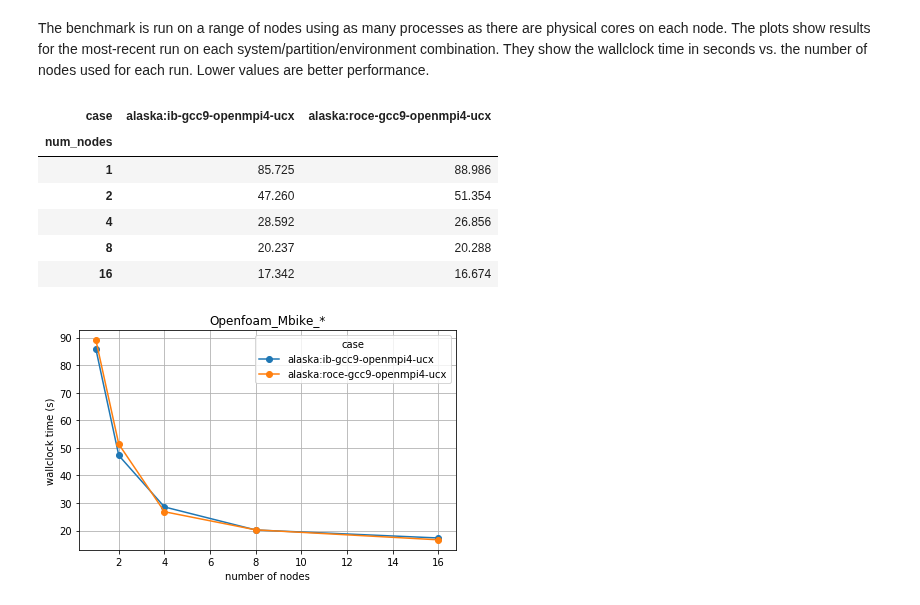
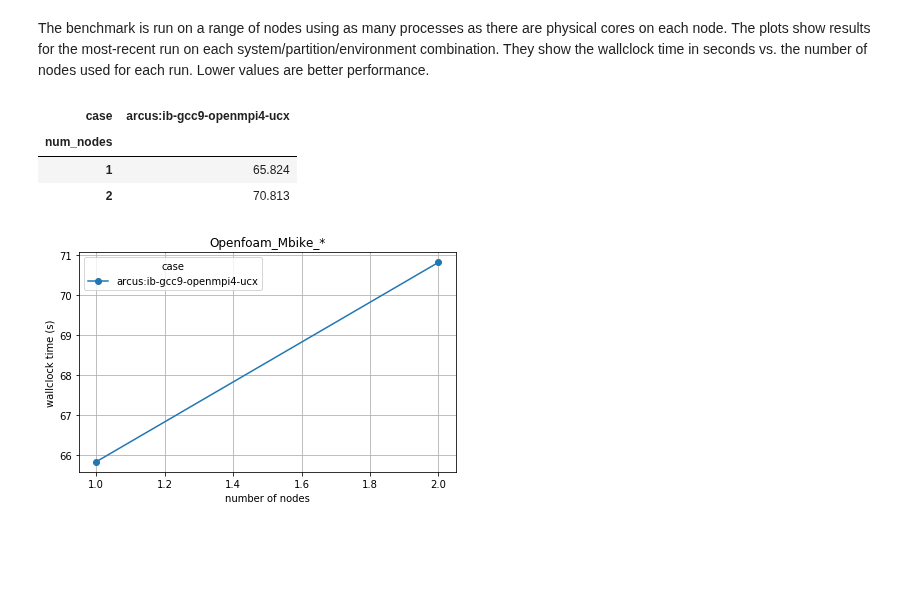
Before and after one commit to ukri-excalibur/excalibur-tests, a Jupyter notebook: apps/openfoam/openfoam.ipynb, the cells around one changed output. Saved outputs shown, nothing was run; the diff lists cells and outputs as text; code cells hidden in the pictures; blank space fills up the shorter version.

Commit message:
update IMB, openfoam plots

```diff
--- a/apps/openfoam/openfoam.ipynb
+++ b/apps/openfoam/openfoam.ipynb
@@ -19,17 +19,14 @@ The benchmark is run on a range of nodes using as many processes as there are ph
 # %%
 df = modules.utils.tabulate_last_perf('Openfoam_Mbike_*', 'num_nodes', 'runtime_real')
 display(HTML(df.to_html()))
 ax = df.plot(grid=True, style='o-')
 ax.set_xlabel('number of nodes')
 ax.set_ylabel('wallclock time (s)')
-ax.set_title(test)
+ax.set_title('Openfoam_Mbike_*')
 plt.tight_layout()
 # %% [output]
-| case | alaska:ib-gcc9-openmpi4-ucx | alaska:roce-gcc9-openmpi4-ucx |
-| num_nodes |  |  |
-| 1 | 85.725 | 88.986 |
-| 2 | 47.260 | 51.354 |
-| 4 | 28.592 | 26.856 |
-| 8 | 20.237 | 20.288 |
-| 16 | 17.342 | 16.674 |
+| case | arcus:ib-gcc9-openmpi4-ucx |
+| num_nodes |  |
+| 1 | 65.824 |
+| 2 | 70.813 |
-[figure, old version]
+[figure, new version]
```
Also changed, not shown: 1 other file.
